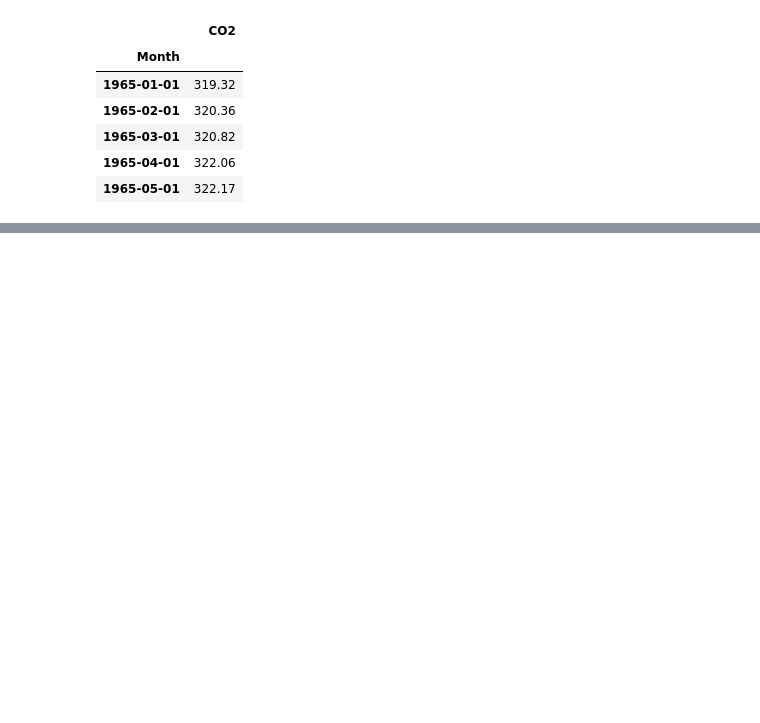
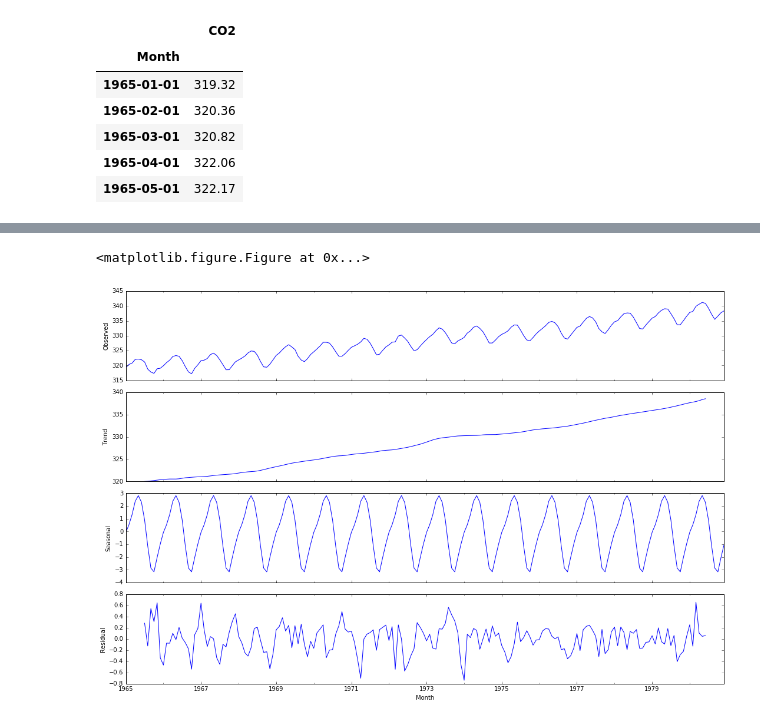
Before and after one commit to udsclub/time-series-fifa, a Jupyter notebook: sarima-theory/sarima-model.ipynb, the cells around one changed output, grey strips where cells are left out. Cells and saved outputs as stored; diff of their text form; code cells hidden in the pictures; blank space fills up the shorter version.

```diff
--- a/sarima-theory/sarima-model.ipynb
+++ b/sarima-theory/sarima-model.ipynb
@@ -29,0 +47,8 @@ data.plot()
+# %%
+import statsmodels.api as sm
+plt.figure(figsize(15,10))
+sm.tsa.seasonal_decompose(data).plot()
+pylab.show()
+# %% [output]
+<matplotlib.figure.Figure at 0x...>
+[figure, added]
```
Also changed, not shown: parts of 65 cells of this notebook.
